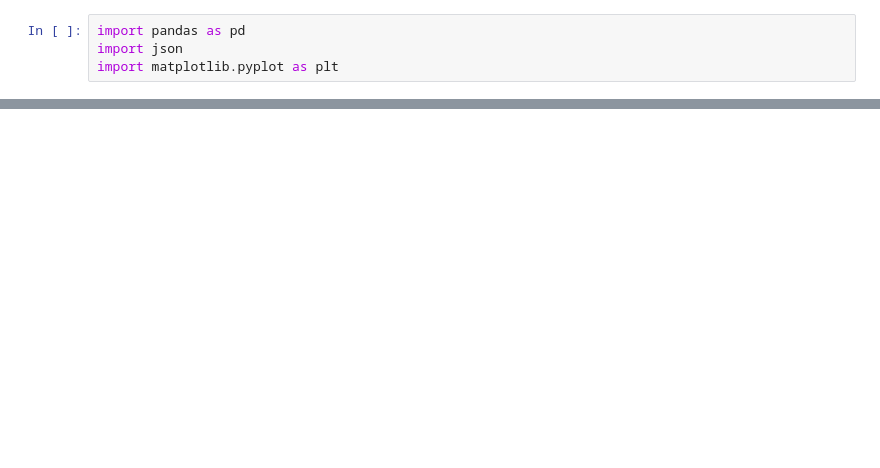
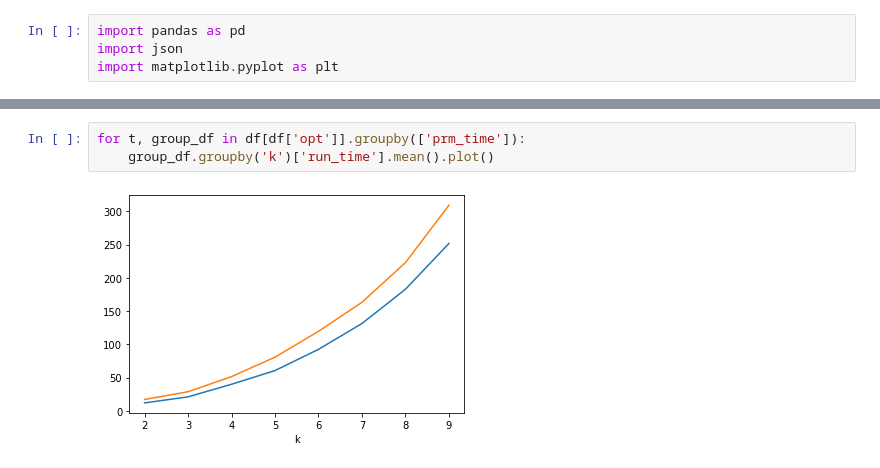
Before and after one commit to werner291/Multigoal-Orchard-Drone-Planning-Library, a Jupyter notebook: analysis/TSP over PRM.ipynb, the cells around one changed output, grey strips where cells are left out. Cells and saved outputs as stored; diff of their text form; blank space fills up the shorter version.

```diff
--- a/analysis/TSP over PRM.ipynb
+++ b/analysis/TSP over PRM.ipynb
@@ -136,0 +137,5 @@ plt.grid()
+# %%
+for t, group_df in df[df['opt']].groupby(['prm_time']):
+    group_df.groupby('k')['run_time'].mean().plot()
+# %% [output]
+[figure, added]
```
Also changed, not shown: parts of 9 cells of this notebook, 2 other files.
